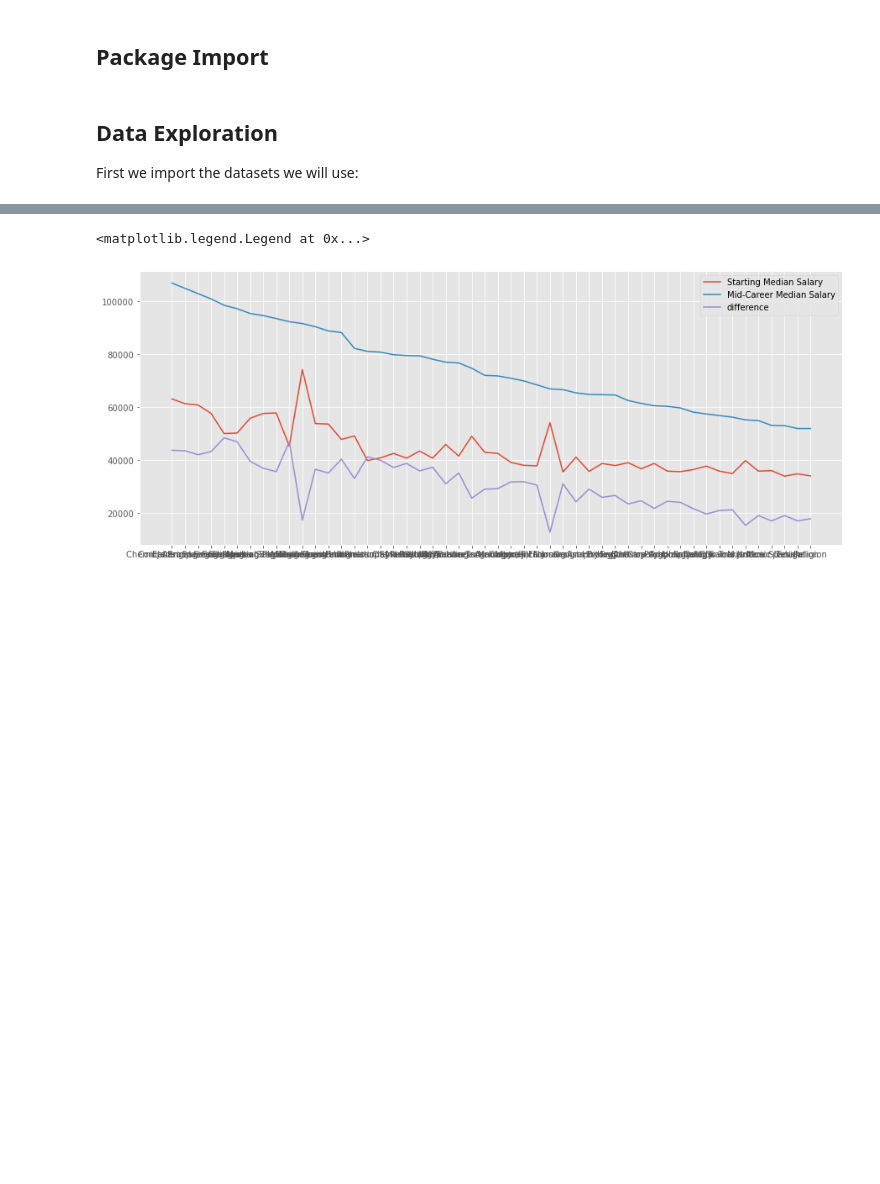
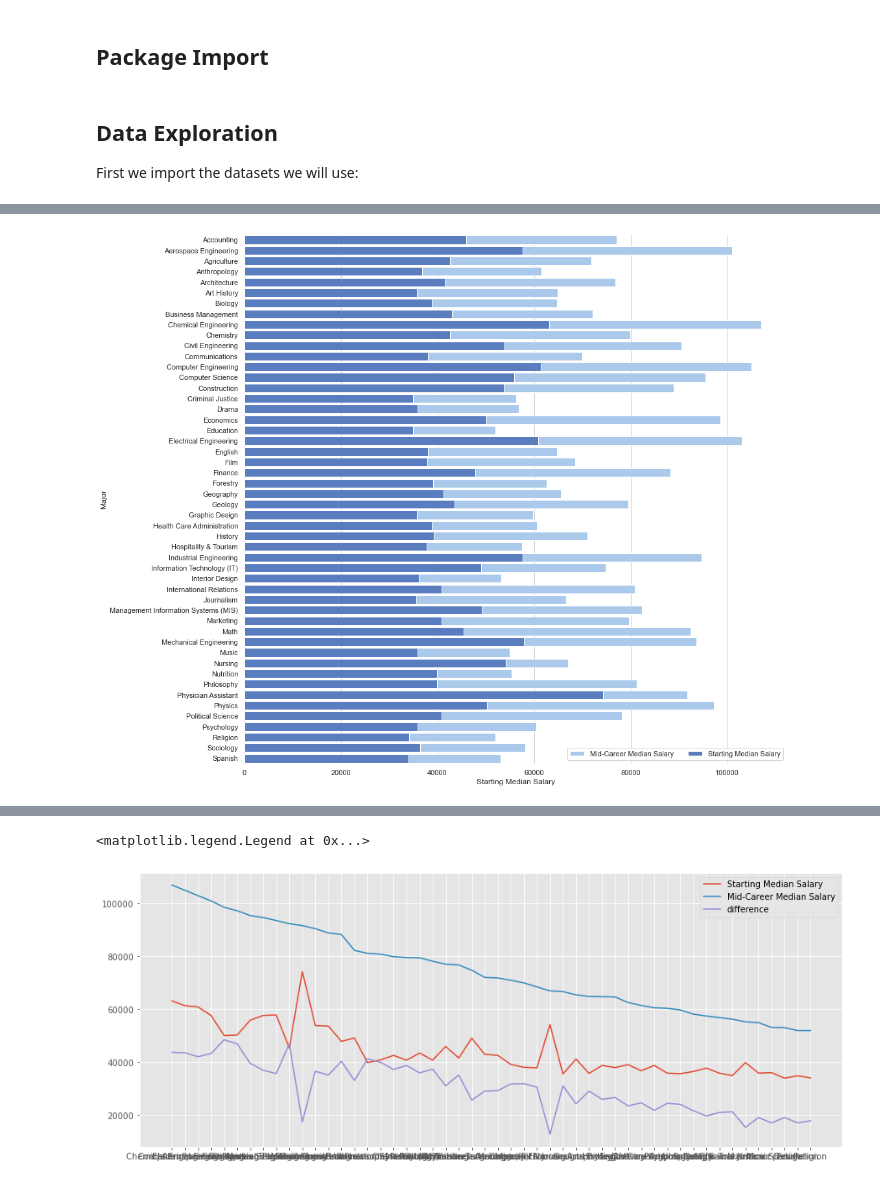
Before and after one commit to UU-Data-Science-Project/Degree-Analyzer, a Jupyter notebook: Project_File.ipynb, the cells around one changed output, grey strips where cells are left out. Saved outputs shown, nothing was run; the diff lists cells and outputs as text; code cells hidden in the pictures; blank space fills up the shorter version.

```diff
--- a/Project_File.ipynb
+++ b/Project_File.ipynb
@@ -53,0 +137,19 @@ major.head()
+# %%
+#Added by Fernando
+
+sns.set_theme(style="whitegrid")
+
+# Initialize the matplotlib figure
+f, ax2 = plt.subplots(figsize=(15, 15))
+
+sns.set_color_codes("pastel")
+sns.barplot(y=df_Major["Major"], x="Mid-Career Median Salary", data=df_Major,label="Mid-Career Median Salary", color="b")
+
+sns.set_color_codes("muted")
+sns.barplot(y=df_Major["Major"], x="Starting Median Salary", data=df_Major,label="Starting Median Salary", color="b")
+
+# Add a legend and informative axis label
+ax2.legend(ncol=2, loc="lower right", frameon=True)
+sns.despine(left=True, bottom=True)
+# %% [output]
+[figure, added]
```
Also changed, not shown: parts of 6 cells of this notebook.
